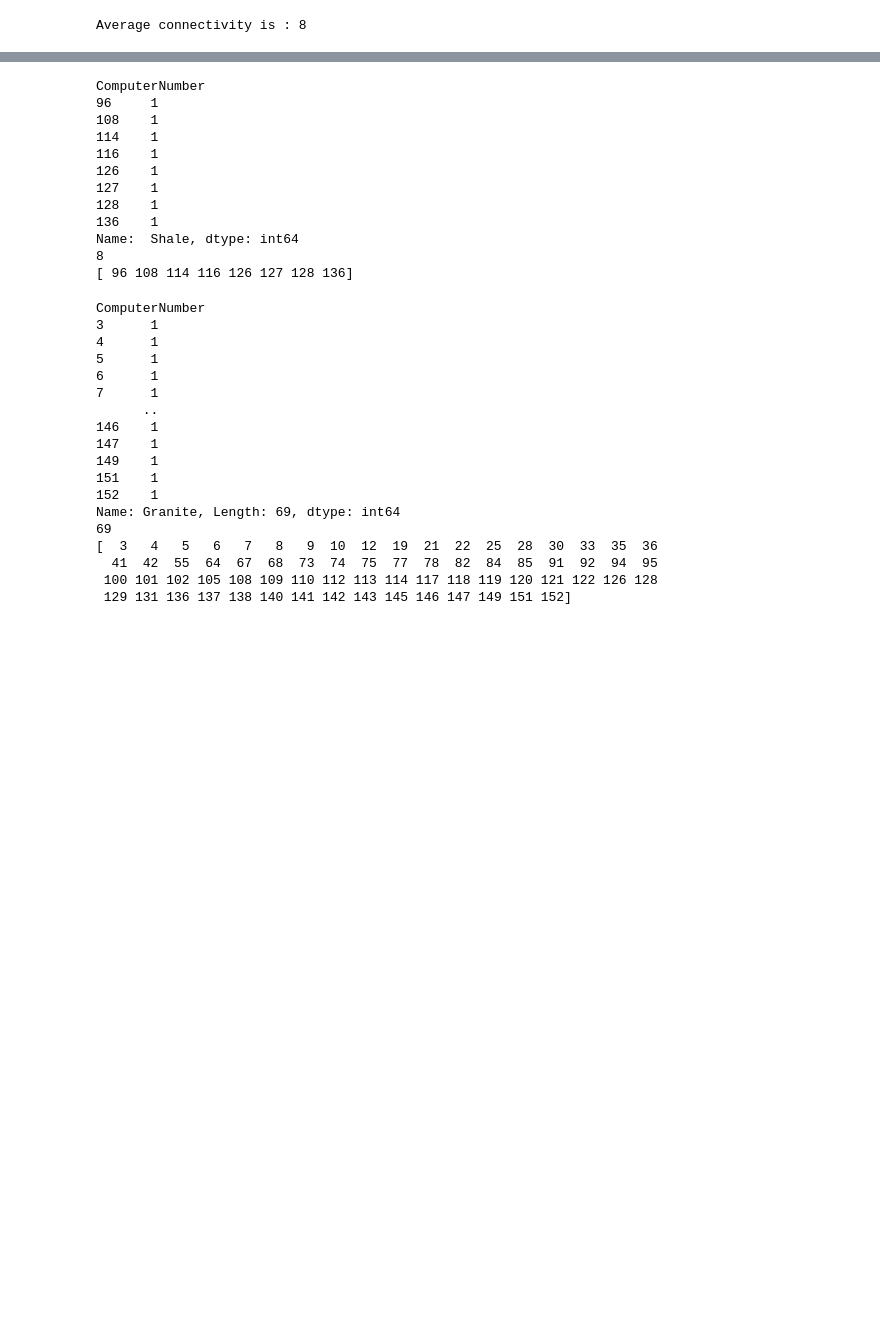
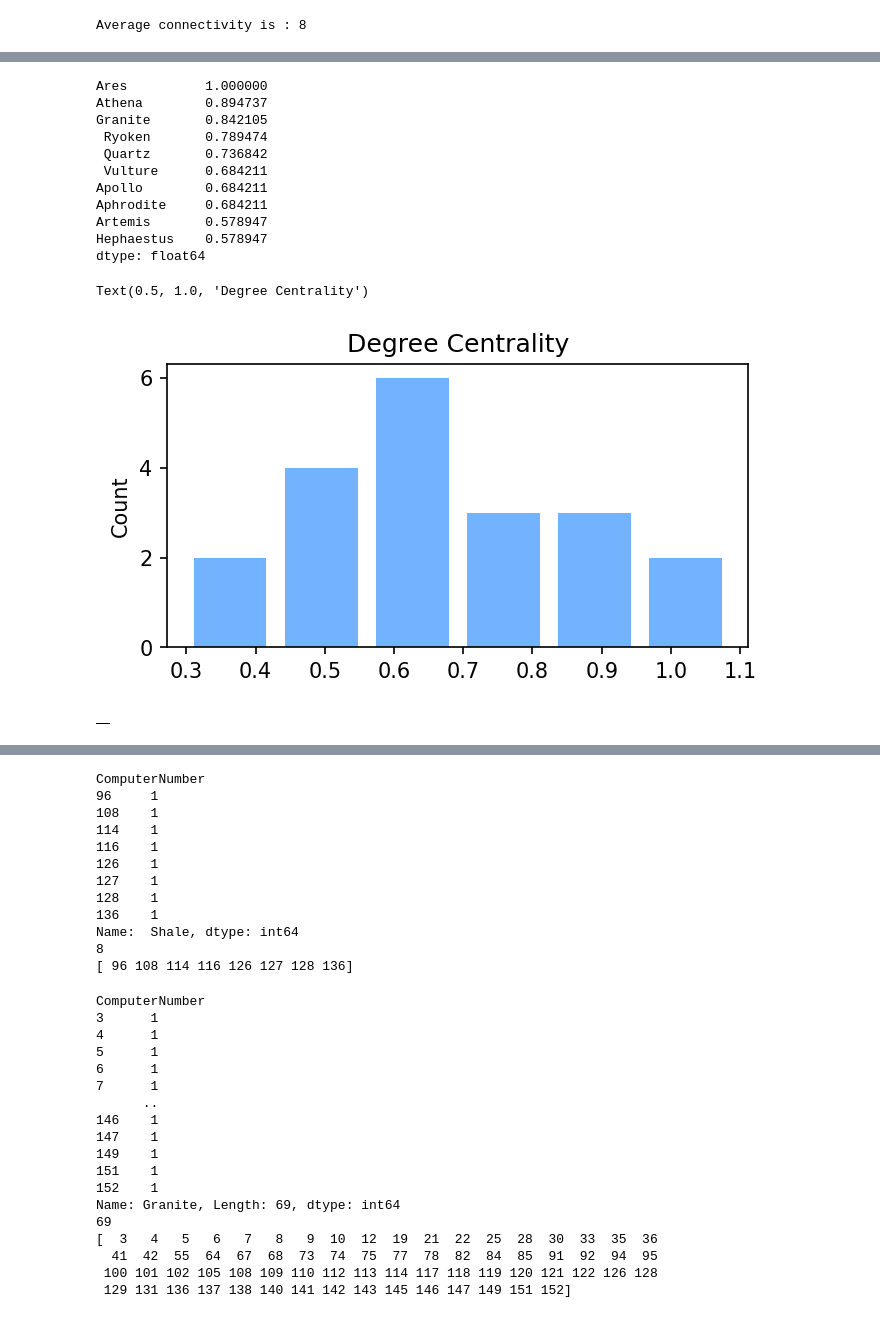
Before and after one commit to erifejams/Autonomous-Systems, a Jupyter notebook: final_code.ipynb, the cells around one changed output, grey strips where cells are left out. Saved outputs shown, nothing was run; the diff lists cells and outputs as text; code cells hidden in the pictures; blank space fills up the shorter version.

```diff
--- a/final_code.ipynb
+++ b/final_code.ipynb
@@ -611,0 +667,28 @@ Average connectivity is : 8
+# %%
+#plotting the degree centrality on a graph
+display(deg_cen.sort_values(ascending=False).head(10))
+fig, ax = plt.subplots(1, 1, figsize=(5, 2.5), dpi=150)
+sns.histplot(deg_cen, ax=ax,
+ linewidth=0,  shrink=.8, color='#4499FF')
+ax.set_ylim(0)
+ax.set_title('Degree Centrality')
+# %% [output]
+Ares          1.000000
+Athena        0.894737
+Granite       0.842105
+ Ryoken       0.789474
+ Quartz       0.736842
+ Vulture      0.684211
+Apollo        0.684211
+Aphrodite     0.684211
+Artemis       0.578947
+Hephaestus    0.578947
+dtype: float64
+Text(0.5, 1.0, 'Degree Centrality')
+[figure, added]
+# %%
+#creating a new dataframe, so that I can add the centralities
+newData = pd.DataFrame()
+newData
+# %% [output]
+|  |
```
Also changed, not shown: parts of 31 cells of this notebook.
